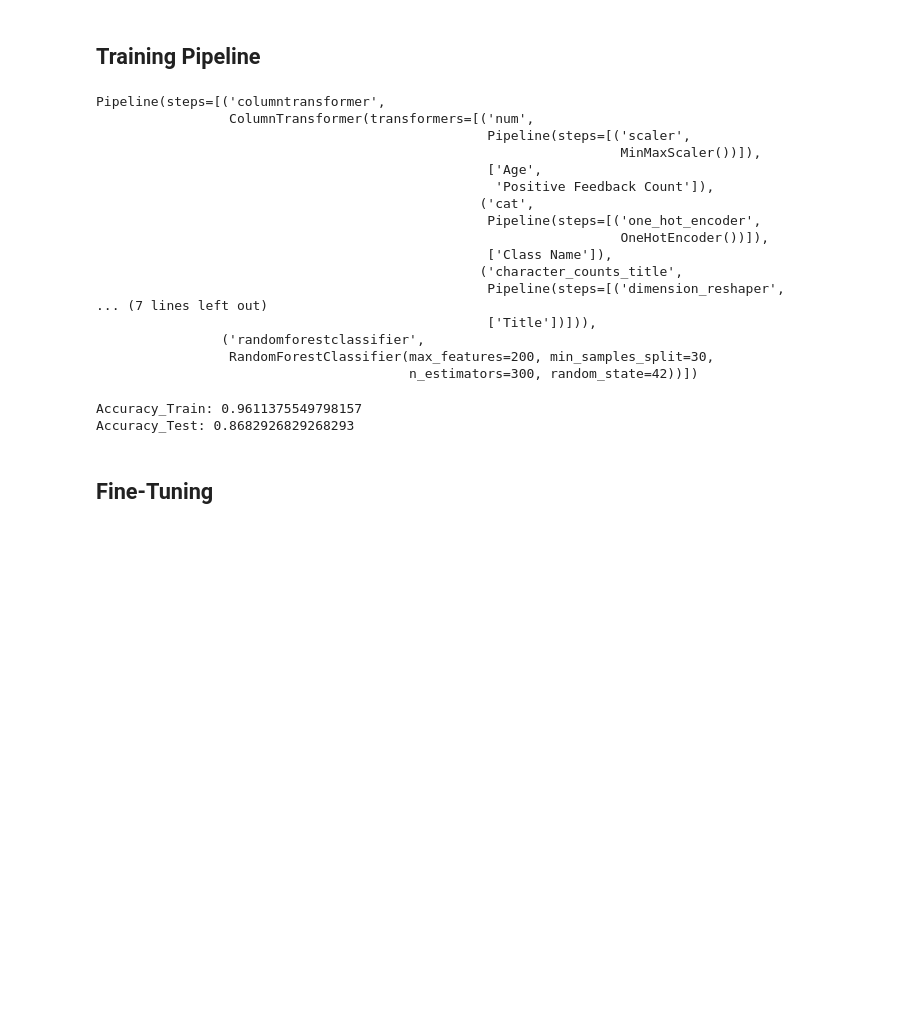
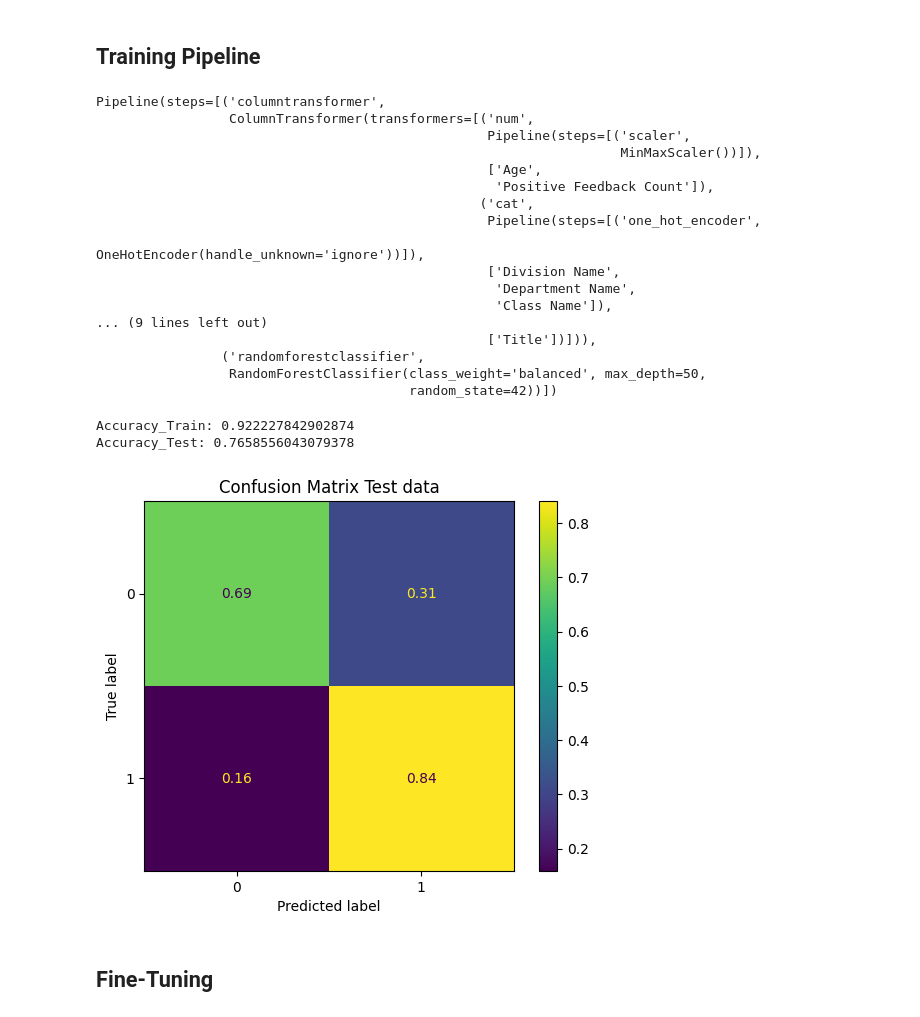
Before and after one commit to DertTom/dsnd-pipelines-project, a Jupyter notebook: Fashion_forward_casting.ipynb, the cells around one changed output. Drawn from its saved outputs; the diff is of its cells as text; code cells hidden in the pictures; blank space fills up the shorter version.

```diff
--- a/Fashion_forward_casting.ipynb
+++ b/Fashion_forward_casting.ipynb
@@ -179,7 +179,7 @@ num_pipeline = Pipeline([('scaler', MinMaxScaler())])
 
 # Categorical pipeline
 from sklearn.preprocessing import OneHotEncoder
-cat_pipeline = Pipeline([('one_hot_encoder', OneHotEncoder())])
+cat_pipeline = Pipeline([('one_hot_encoder', OneHotEncoder(handle_unknown='ignore'))])
 # %% [markdown]
 ### Textual pipelines
 
@@ -202,11 +202,15 @@ class SpacyLemmatizer(BaseEstimator, TransformerMixin):
         self.nlp = nlp
 
     def fit(self, X, y=None):
+        self._is_fitted = True
         return self
 
     def transform(self, X):
         lemmatized = [' '.join(token.lemma_ for token in doc if not token.is_stop) for doc in self.nlp.pipe(X)]
         return lemmatized
+
+    def __sklearn_is_fitted__(self):
+        return hasattr(self, "_is_fitted") and self._is_fitted
 
 # Build the pipeline for vectorization
 from sklearn.preprocessing import FunctionTransformer
@@ -226,10 +230,14 @@ class CharacterCounter(BaseEstimator, TransformerMixin):
         self.character = character
 
     def fit(self, X, y=None):
+        self._is_fitted = True
         return self
 
     def transform(self, X):
         return [[text.count(self.character)] for text in X]
+
+    def __sklearn_is_fitted__(self):
+        return hasattr(self, "_is_fitted") and self._is_fitted
 
 # Build the pipeline to count '!', '?', ' ' for emotionality and text size
 from sklearn.pipeline import FeatureUnion
@@ -282,7 +294,16 @@ ColumnTransformer(transformers=[('num',
 from sklearn.ensemble import RandomForestClassifier
 from sklearn.pipeline import make_pipeline
 
-model_pipeline = make_pipeline(feature_engineering, RandomForestClassifier(max_features=200, n_estimators=300, min_samples_split=30, random_state=42))
+# Calcul
+
+model_pipeline = make_pipeline(feature_engineering, RandomForestClassifier(random_state=42,
+                                n_estimators = 100,
+                                max_features="sqrt",
+                                max_depth=50,
+                                min_samples_split = 2,
+                                class_weight='balanced') # Use balanced weigths to compensate for class imbalance in the dataset
+                               )
+
 model_pipeline.fit(X_train, y_train)
 # %% [output]
 Pipeline(steps=[('columntransformer',
@@ -293,32 +314,39 @@ Pipeline(steps=[('columntransformer',
                                                    'Positive Feedback Count']),
                                                  ('cat',
                                                   Pipeline(steps=[('one_hot_encoder',
-                                                                   OneHotEncoder())]),
-                                                  ['Class Name']),
-                                                 ('character_counts_title',
-                                                  Pipeline(steps=[('dimension_reshaper',
-... (7 lines left out)
+                                                                   OneHotEncoder(handle_unknown='ignore'))]),
+                                                  ['Division Name',
+                                                   'Department Name',
+                                                   'Class Name']),
+... (9 lines left out)
                                                   ['Title'])])),
                 ('randomforestclassifier',
-                 RandomForestClassifier(max_features=200, min_samples_split=30,
-                                        n_estimators=300, random_state=42))])
+                 RandomForestClassifier(class_weight='balanced', max_depth=50,
+                                        random_state=42))])
 # %%
-# Plot model performance
-
 # Evaluate model
-from sklearn.metrics import accuracy_score
+from sklearn.metrics import accuracy_score, balanced_accuracy_score
 
 # Training performance
 y_pred_train = model_pipeline.predict(X_train)
-accuracy_pred_train= accuracy_score(y_train, y_pred_train)
+accuracy_pred_train= balanced_accuracy_score(y_train, y_pred_train)
 # Test performance
 y_pred_test = model_pipeline.predict(X_test)
-accuracy_pred_test= accuracy_score(y_test, y_pred_test)
+accuracy_pred_test= balanced_accuracy_score(y_test, y_pred_test)
 print('Accuracy_Train:', accuracy_pred_train)
 print('Accuracy_Test:', accuracy_pred_test)
+
+# Plot confusion matrix
+from sklearn.metrics import confusion_matrix, ConfusionMatrixDisplay
+cm = confusion_matrix(y_test, y_pred_test, normalize='true')
+cm_display = ConfusionMatrixDisplay(confusion_matrix=cm, display_labels=[0, 1])
+cm_display.plot()
+plt.title("Confusion Matrix Test data")
+plt.show()
 # %% [output]
-Accuracy_Train: 0.9611375549798157
-Accuracy_Test: 0.8682926829268293
+Accuracy_Train: 0.922227842902874
+Accuracy_Test: 0.7658556043079378
+[figure, added]
 # %% [markdown]
 ## Fine-Tuning
 # %%
```
Also changed, not shown: parts of 8 cells of this notebook, 1 other file.
